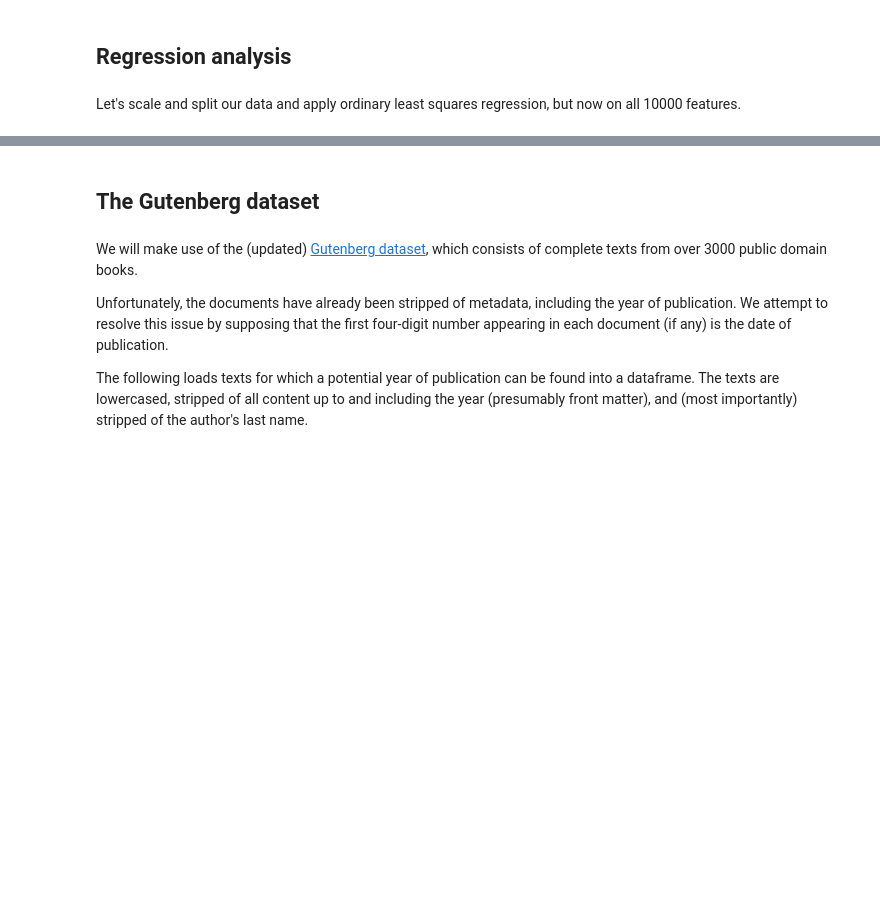
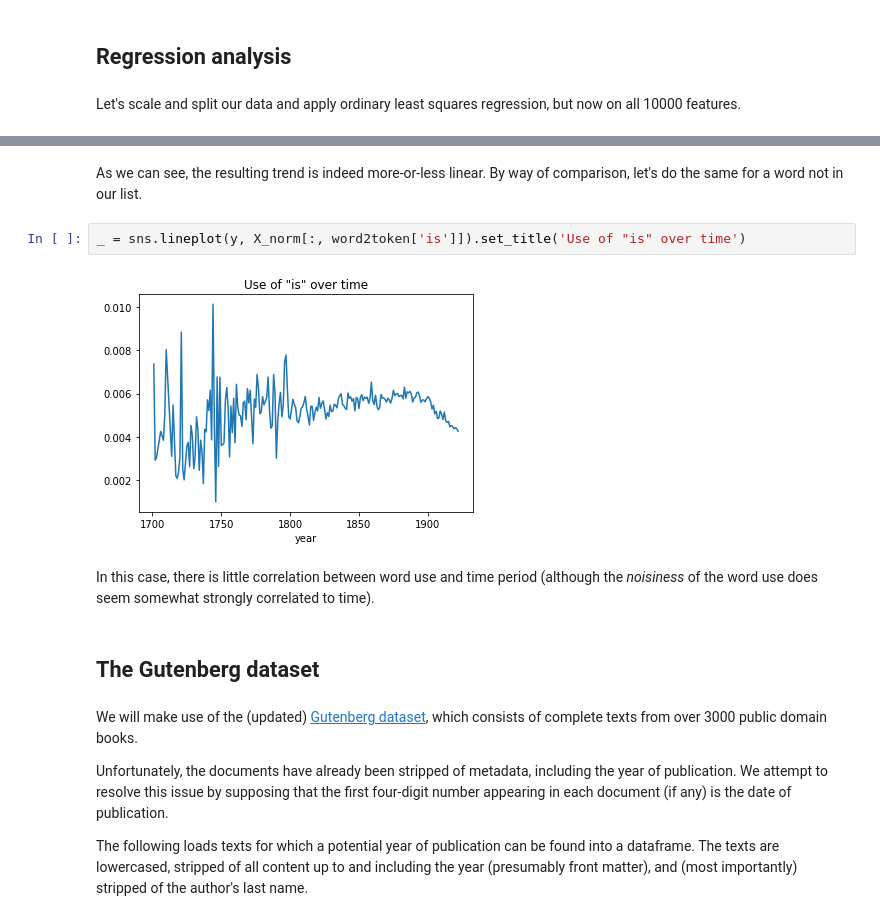
Before and after one commit to bencwallace/doc2date, a Jupyter notebook: doc2date.ipynb, the cells around one changed output, grey strips where cells are left out. Saved outputs shown, nothing was run; the diff lists cells and outputs as text; blank space fills up the shorter version.

```diff
--- a/doc2date.ipynb
+++ b/doc2date.ipynb
@@ -357,3 +252,11 @@ linreg.score(X_test, y_test)
+# %% [markdown]
+As we can see, the resulting trend is indeed more-or-less linear. By way of comparison, let's do the same for a word not in our list.
+# %%
+_ = sns.lineplot(y, X_norm[:, word2token['is']]).set_title('Use of "is" over time')
+# %% [output]
+[figure, added]
+# %% [markdown]
+In this case, there is little correlation between word use and time period (although the *noisiness* of the word use does seem somewhat strongly correlated to time).
 # %% [markdown]
 ## The Gutenberg dataset
 # %% [markdown]
```
Also changed, not shown: parts of 44 cells of this notebook.
